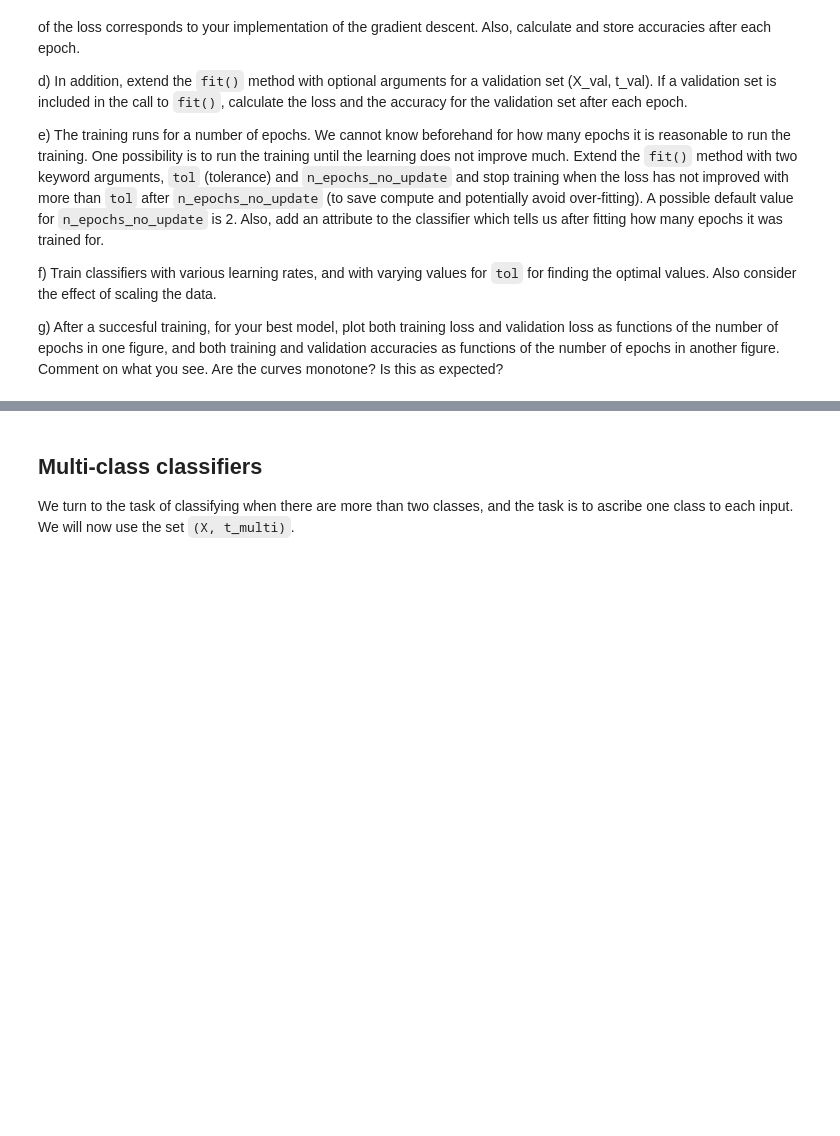
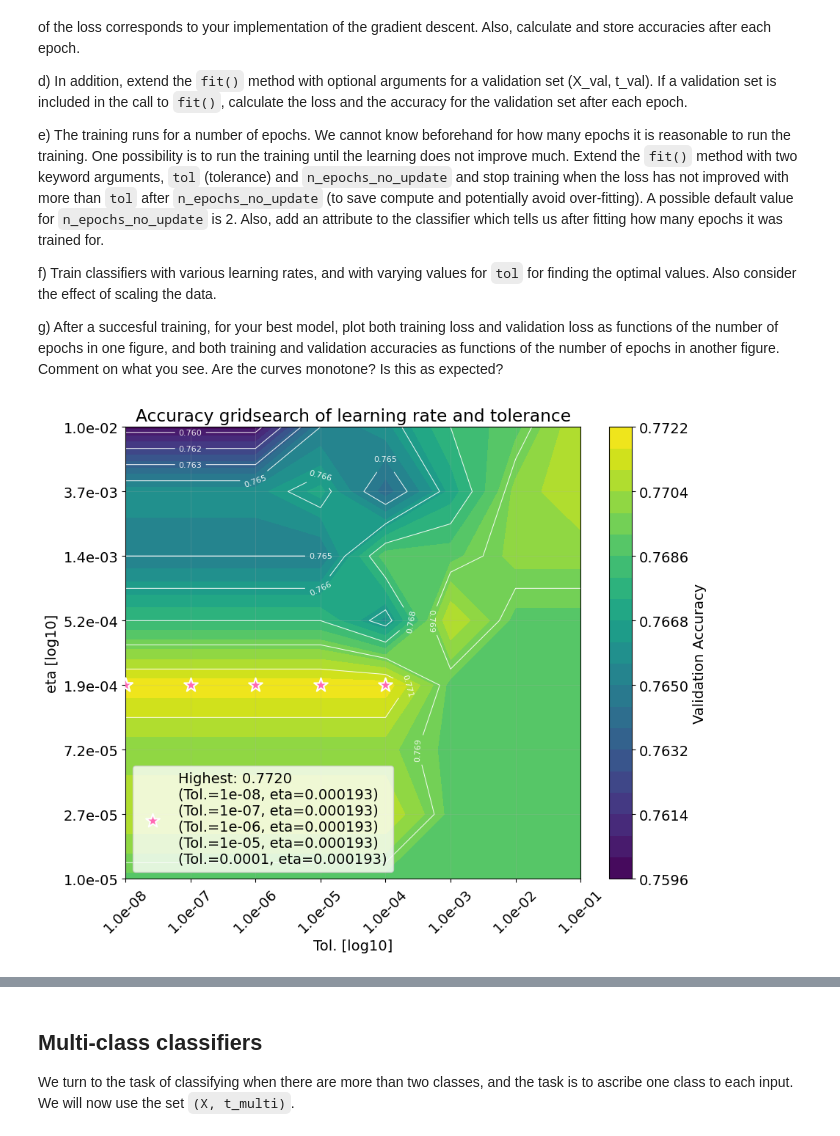
Before and after one commit to Oskar-Idland/IN4050-Introduction-to-Artificial-Intelligence-and-Machinelearing, a Jupyter notebook: Oblig2/in3050_in4050_2025_assignment_2.ipynb, the cells around one changed output, grey strips where cells are left out. Cells and saved outputs as stored; diff of their text form; code cells hidden in the pictures; blank space fills up the shorter version.

```diff
--- a/Oblig2/in3050_in4050_2025_assignment_2.ipynb
+++ b/Oblig2/in3050_in4050_2025_assignment_2.ipynb
@@ -390,8 +527,13 @@ plt.show()
 # %%
+best_accuracy_scaled, best_epochs_scaled, best_lrs_scaled = optimal_hyperparameters(accuracies_scaled, epochs, learning_rates)
+
 # Find the best hyperparameters with lowest number of epochs
-best_epoch_scaled = best_epochs_scaled[np.argmin(best_epochs_scaled)]
-best_lr_scaled = best_lrs_scaled[np.argmin(best_epochs_scaled)]
+best_epochs_scaled, best_lrs_scaled = sort_optimal_hyperparameters(best_epochs_scaled, best_lrs_scaled)
 
+best_epoch_scaled = best_epochs_scaled[0]
+best_lr_scaled = best_lrs_scaled[0]
+
+# Train the best model
 best_cl_scaled = NumpyLinRegClass()
 best_cl_scaled.fit(X_train_scaled, t2_train, lr=best_lr_scaled, epochs=int(best_epoch_scaled))
 val_accuracy = accuracy(best_cl_scaled.predict(X_val_scaled), t2_val)
@@ -426,0 +656,27 @@ g) After a succesful training, for your best model, plot both training loss and
+# %%
+cl = NumpyLogReg()
+epoch = 1000
+n_epochs_no_update = 10
+
+lr_start = -5
+lr_stop = -2
+n_lr = (lr_stop - lr_start + 1) * 2
+learning_rates_logreg = np.logspace(lr_start, lr_stop, n_lr)
+
+tol_start = -8
+tol_stop = -1
+n_tol = (tol_stop - tol_start + 1) * 1
+tolerances = np.logspace(tol_start, tol_stop, n_tol)
+
+# Dynamic variables that will be iterated over in grid search
+grid_params = {'lr': learning_rates_logreg, 'tol': tolerances}
+# Static variables that will be passed to the fit function
+func_params = {'epochs': epoch, 'X_val': X_val, 't_val': t2_val, 'n_epochs_no_update': n_epochs_no_update}
+
+accuracies_logreg = grid_search(X_train, t2_train, X_val, t2_val, cl, grid_params, func_params)
+# %%
+fig = plot_grid_search(accuracies_logreg, tolerances, learning_rates_logreg, labels=('Tol.', 'eta'), logx=True, logy=True)
+plt.title('Accuracy gridsearch of learning rate and tolerance')
+plt.show()
+# %% [output]
+[figure, added]
```
Also changed, not shown: parts of 30 cells of this notebook, 2 other files.
